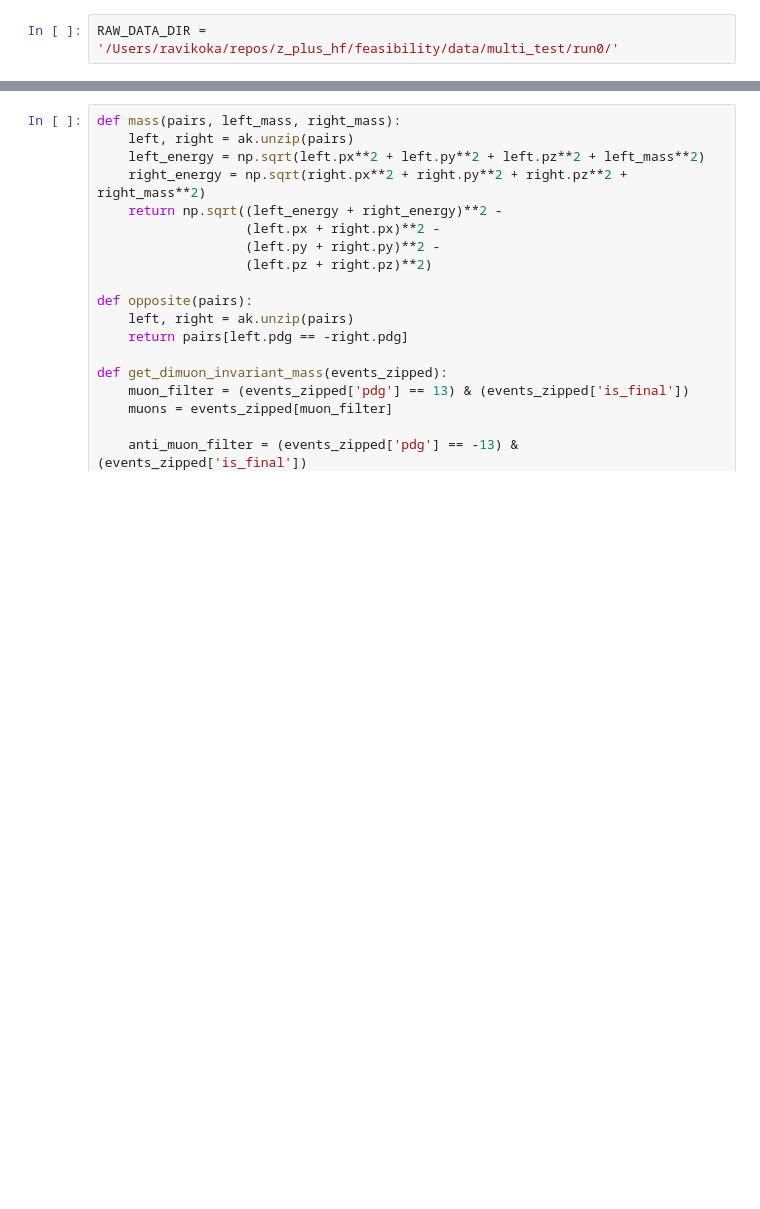
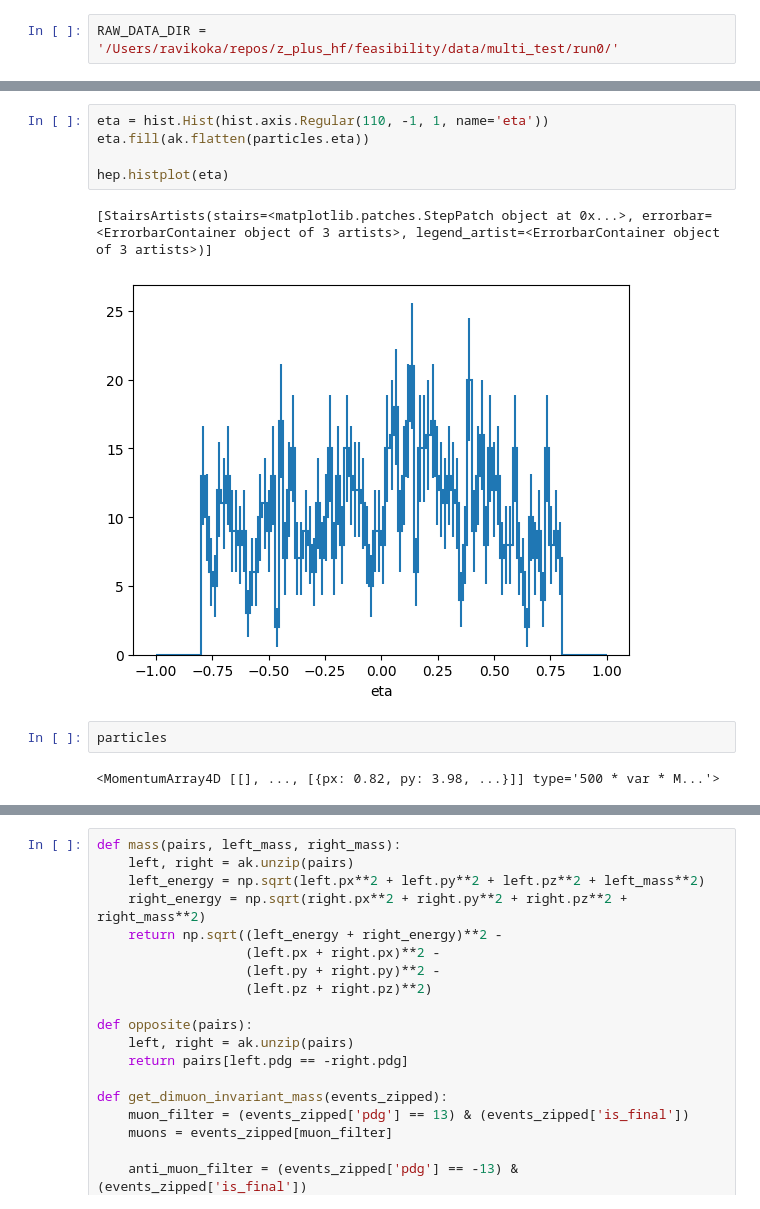
Before and after one commit to ravikoka/z_plus_hf, a Jupyter notebook: feasibility/analysis.ipynb, the cells around one changed output, grey strips where cells are left out. Drawn from its saved outputs; the diff is of its cells as text; blank space fills up the shorter version.

```diff
--- a/feasibility/analysis.ipynb
+++ b/feasibility/analysis.ipynb
@@ -17,0 +317,12 @@ RAW_DATA_DIR = '/Users/ravikoka/repos/z_plus_hf/feasibility/data/multi_test/run0
+# %%
+eta = hist.Hist(hist.axis.Regular(110, -1, 1, name='eta'))
+eta.fill(ak.flatten(particles.eta))
+
+hep.histplot(eta)
+# %% [output]
+[StairsArtists(stairs=<matplotlib.patches.StepPatch object at 0x...>, errorbar=<ErrorbarContainer object of 3 artists>, legend_artist=<ErrorbarContainer object of 3 artists>)]
+[figure, added]
+# %%
+particles
+# %% [output]
+<MomentumArray4D [[], ..., [{px: 0.82, py: 3.98, ...}]] type='500 * var * M...'>
```
Also changed, not shown: parts of 162 cells of this notebook.
